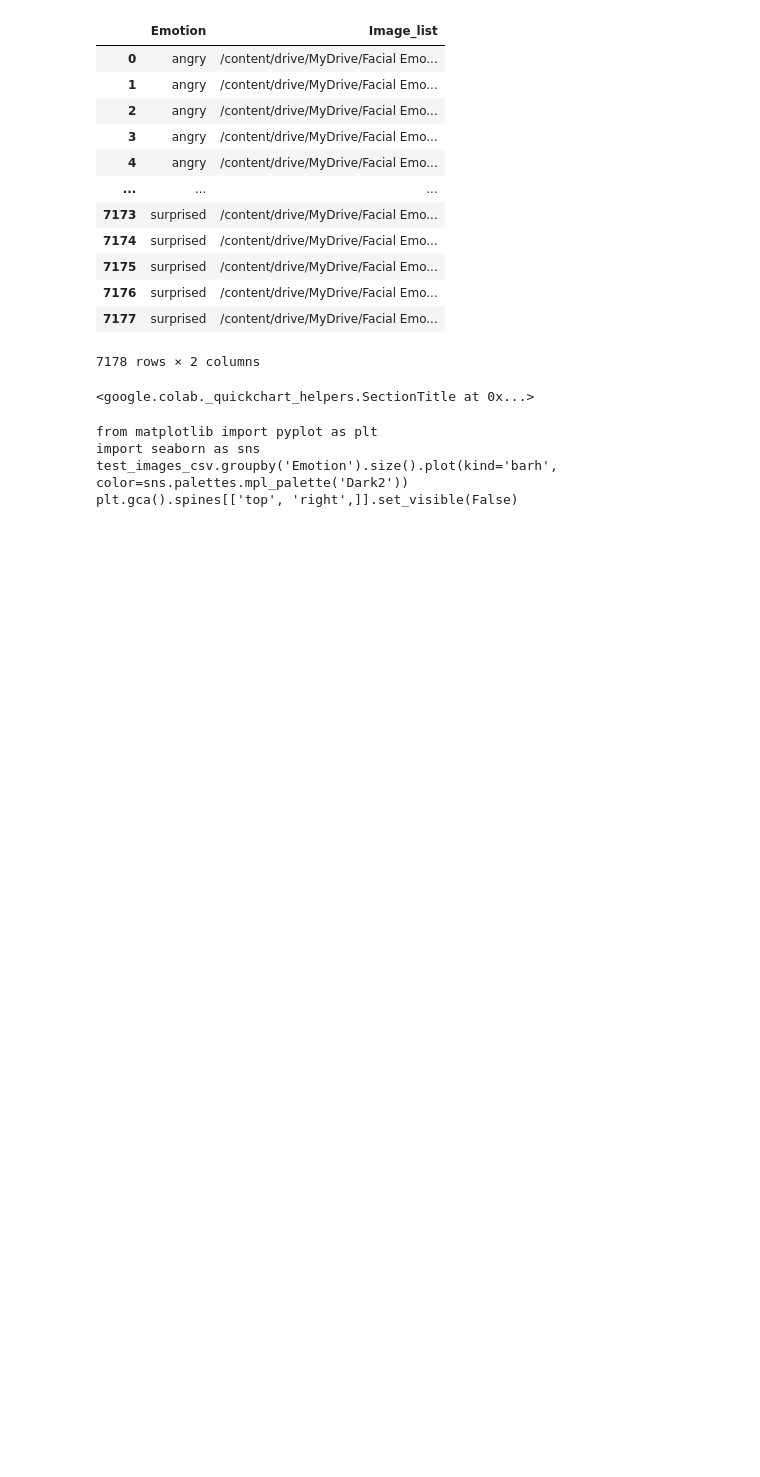
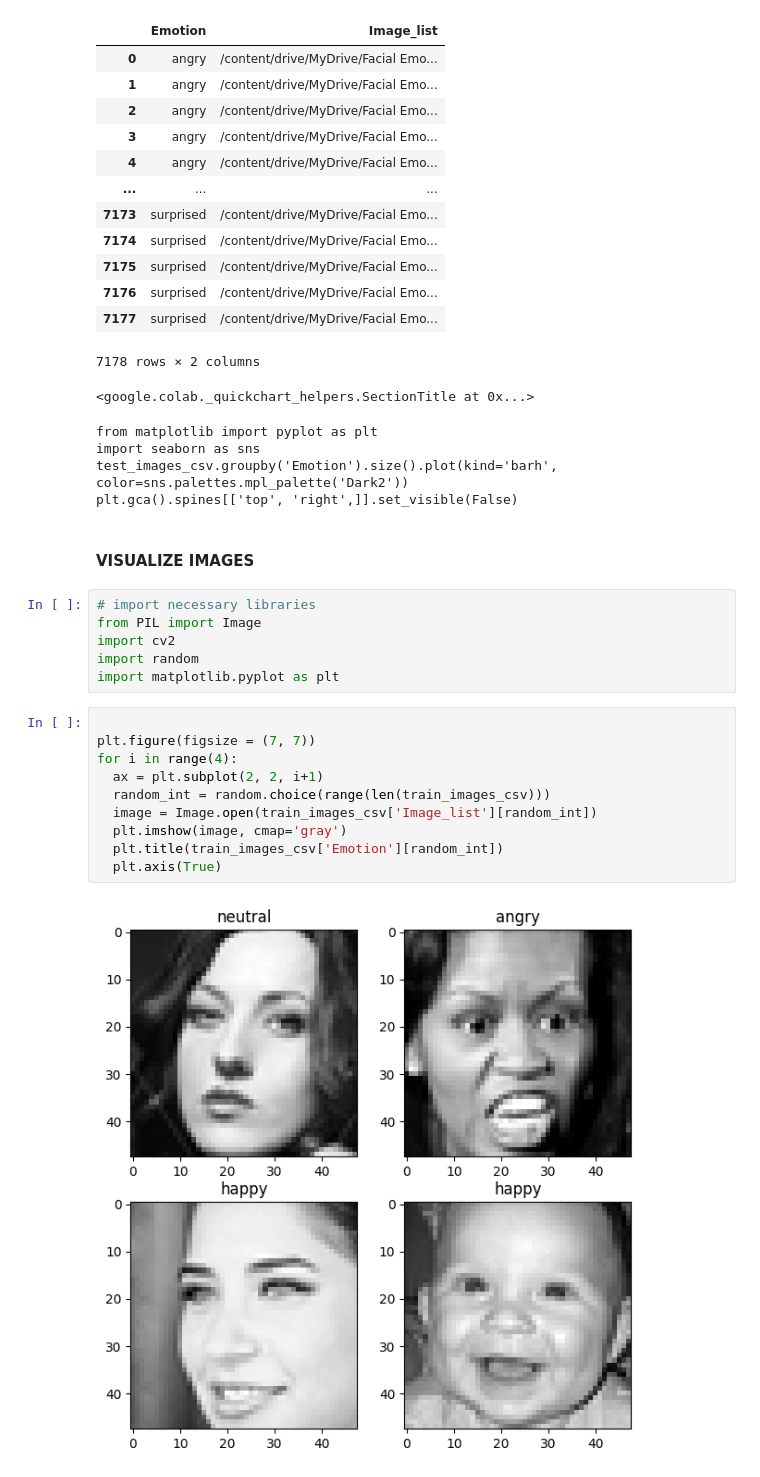
Before and after one commit to Campeone/CNN-Facial-Emotion-Detection, a Jupyter notebook: Facial_Emotion_Detection.ipynb, the cells around one changed output. Drawn from its saved outputs; the diff is of its cells as text; blank space fills up the shorter version.

Commit message:
Visualized random images mapped with Emotion class

```diff
--- a/Facial_Emotion_Detection.ipynb
+++ b/Facial_Emotion_Detection.ipynb
@@ -73,3 +73,23 @@ from matplotlib import pyplot as plt
 import seaborn as sns
 test_images_csv.groupby('Emotion').size().plot(kind='barh', color=sns.palettes.mpl_palette('Dark2'))
 plt.gca().spines[['top', 'right',]].set_visible(False)
+# %% [markdown]
+#### VISUALIZE IMAGES
+# %%
+# import necessary libraries
+from PIL import Image
+import cv2
+import random
+import matplotlib.pyplot as plt
+# %%
+
+plt.figure(figsize = (7, 7))
+for i in range(4):
+  ax = plt.subplot(2, 2, i+1)
+  random_int = random.choice(range(len(train_images_csv)))
+  image = Image.open(train_images_csv['Image_list'][random_int])
+  plt.imshow(image, cmap='gray')
+  plt.title(train_images_csv['Emotion'][random_int])
+  plt.axis(True)
+# %% [output]
+[figure, added]
```
